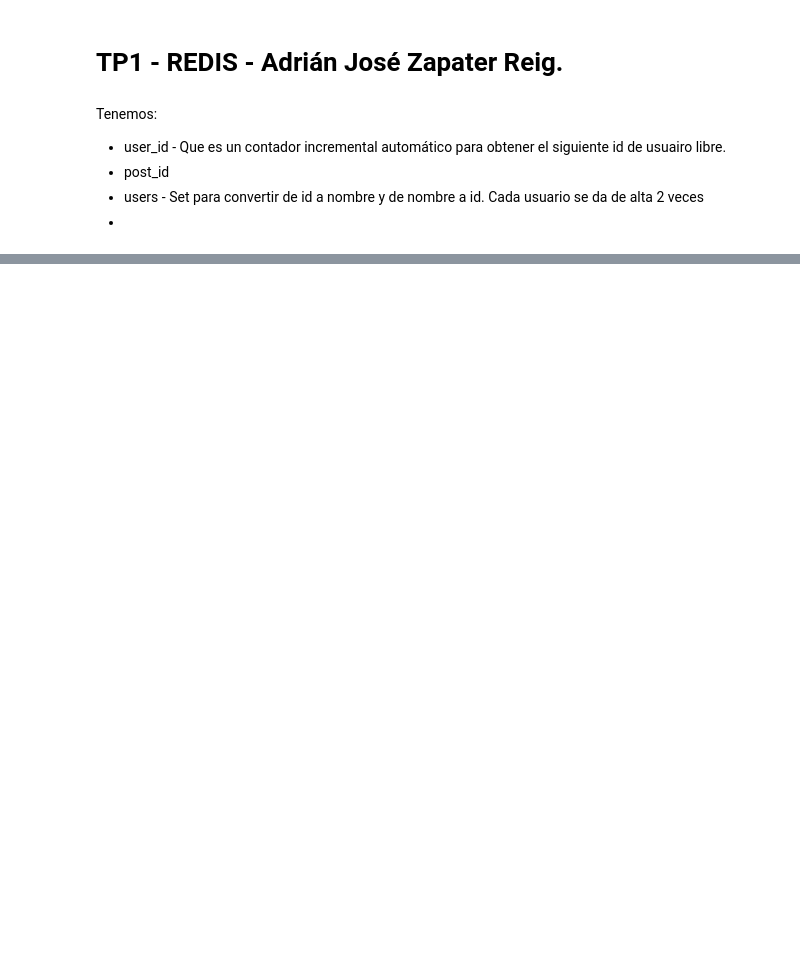
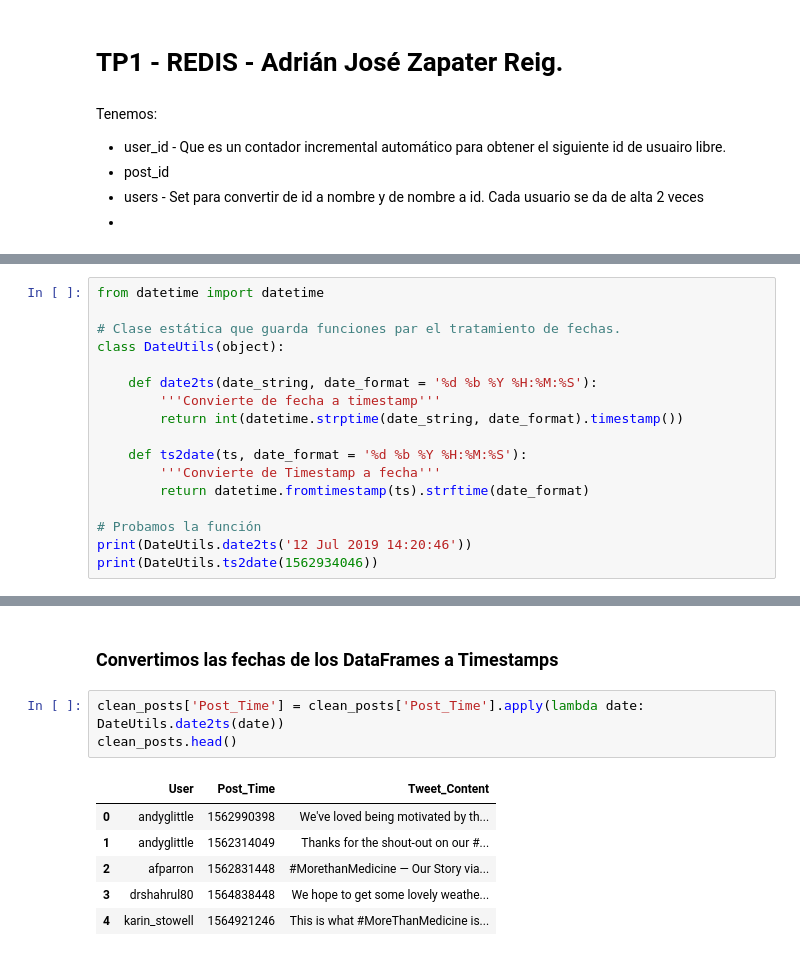
Before and after one commit to adzarei/uned-master-bigdata, a Jupyter notebook: GAI/redis/src/notebook/redis_twitter.ipynb, the cells around one changed output, grey strips where cells are left out. Cells and saved outputs as stored; diff of their text form; blank space fills up the shorter version.

Commit message:
finish TP1 code and testing. Documentation and formatting is still pending

```diff
--- a/GAI/redis/src/notebook/redis_twitter.ipynb
+++ b/GAI/redis/src/notebook/redis_twitter.ipynb
@@ -188,0 +266,17 @@ set()
+# %%
+from datetime import datetime
+
+# Clase estática que guarda funciones par el tratamiento de fechas.
+class DateUtils(object):
+
+    def date2ts(date_string, date_format = '%d %b %Y %H:%M:%S'):
+        '''Convierte de fecha a timestamp'''
+        return int(datetime.strptime(date_string, date_format).timestamp())
+
+    def ts2date(ts, date_format = '%d %b %Y %H:%M:%S'):
+        '''Convierte de Timestamp a fecha'''
+        return datetime.fromtimestamp(ts).strftime(date_format)
+
+# Probamos la función
+print(DateUtils.date2ts('12 Jul 2019 14:20:46'))
+print(DateUtils.ts2date(1562934046))
@@ -188,0 +286,12 @@ set()
+# %% [markdown]
+### Convertimos las fechas de los DataFrames a Timestamps
+# %%
+clean_posts['Post_Time'] = clean_posts['Post_Time'].apply(lambda date: DateUtils.date2ts(date))
+clean_posts.head()
+# %% [output]
+|  | User | Post_Time | Tweet_Content |
+| 0 | andyglittle | 1562990398 | We've loved being motivated by th... |
+| 1 | andyglittle | 1562314049 | Thanks for the shout-out on our #... |
+| 2 | afparron | 1562831448 | #MorethanMedicine — Our Story via... |
+| 3 | drshahrul80 | 1564838448 | We hope to get some lovely weathe... |
+| 4 | karin_stowell | 1564921246 | This is what #MoreThanMedicine is... |
```
Also changed, not shown: parts of 47 cells of this notebook.
